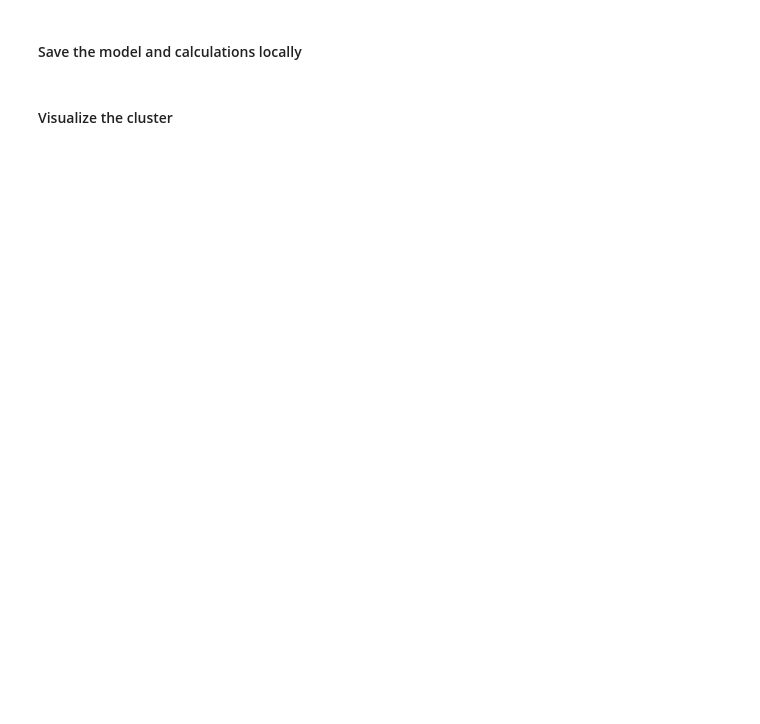
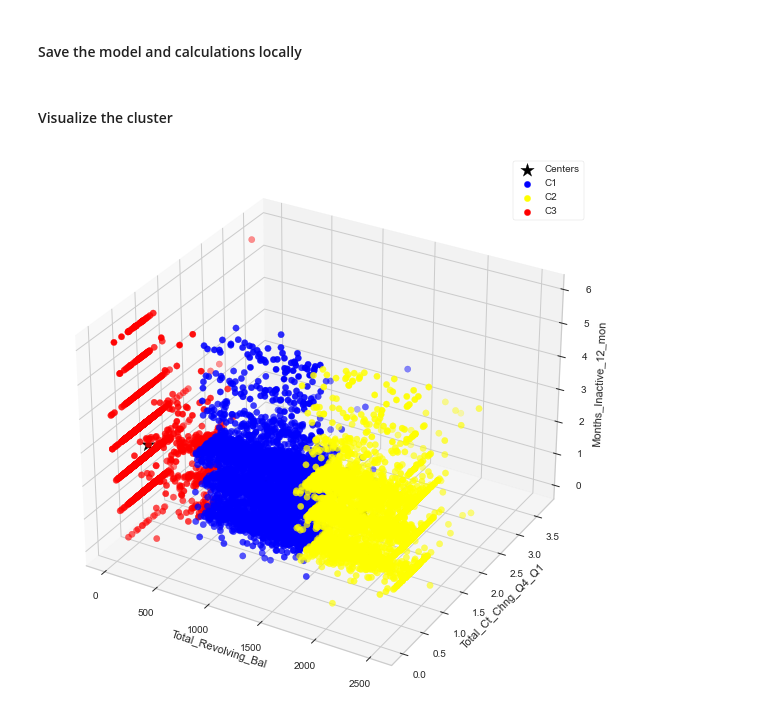
Before and after one commit to PragatiKhadka/churn_prediction, a Jupyter notebook: Clustering.ipynb, the cells around one changed output. Drawn from its saved outputs; the diff is of its cells as text; code cells hidden in the pictures; blank space fills up the shorter version.

```diff
--- a/Clustering.ipynb
+++ b/Clustering.ipynb
@@ -173,14 +247,20 @@ with open(".\data\gender_info.json", "w") as outfile:
 # %%
 df1 = df_train[df_train.cluster==0]
 df2 = df_train[df_train.cluster==1]
 df3 = df_train[df_train.cluster==2]
 
 fig = plt.figure(figsize=(10,10))
 ax = fig.gca(projection='3d')
 
 ax.scatter(centroids[:,0],centroids[:,1],centroids[:,2],c="black",s=200,label="Centers",alpha=1, marker='*')
 ax.scatter(df1['Total_Revolving_Bal'],df1['Total_Ct_Chng_Q4_Q1'],df1['Months_Inactive_12_mon'],c="blue",s=40,label="C1")
 ax.scatter(df2['Total_Revolving_Bal'],df2['Total_Ct_Chng_Q4_Q1'],df2['Months_Inactive_12_mon'],c="yellow",s=40,label="C2")
 ax.scatter(df3['Total_Revolving_Bal'],df3['Total_Ct_Chng_Q4_Q1'],df3['Months_Inactive_12_mon'],c="red",s=40,label="C3")
 plt.legend(loc="upper right",framealpha=1, frameon=True)
+ax.set_xlabel("Total_Revolving_Bal")
+ax.set_ylabel("Total_Ct_Chng_Q4_Q1")
+ax.set_zlabel("Months_Inactive_12_mon")
+
 plt.show()
+# %% [output]
+[figure, added]
```
Also changed, not shown: parts of 12 cells of this notebook, 1 other file.
